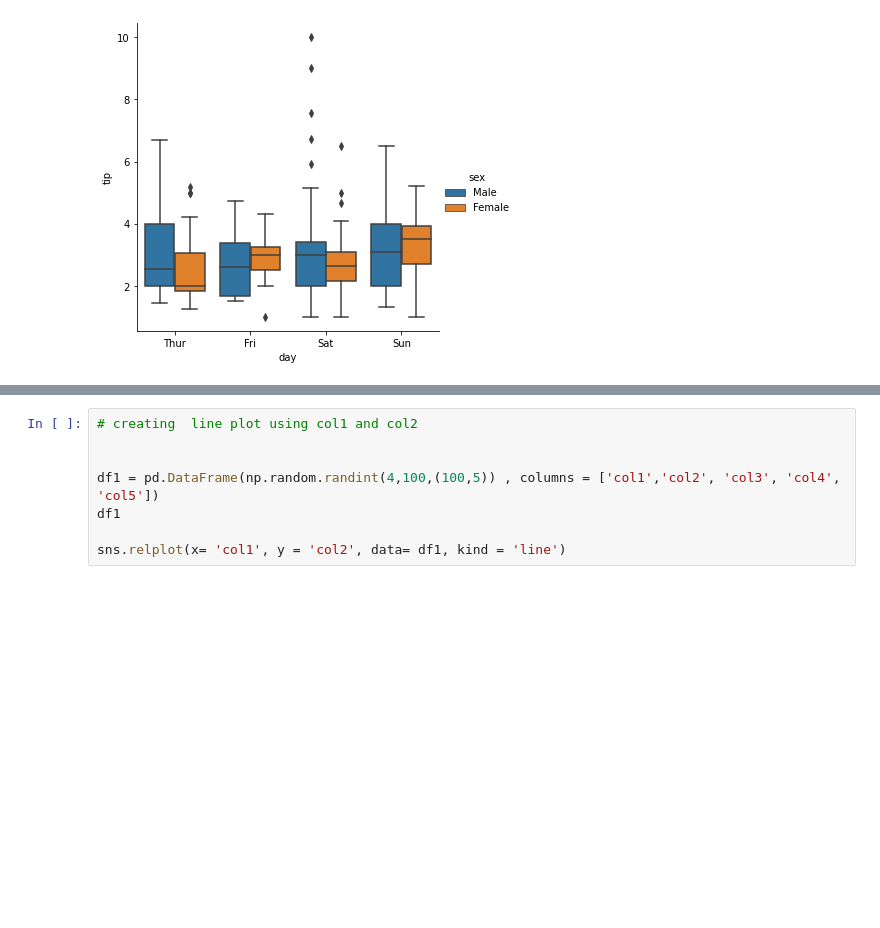
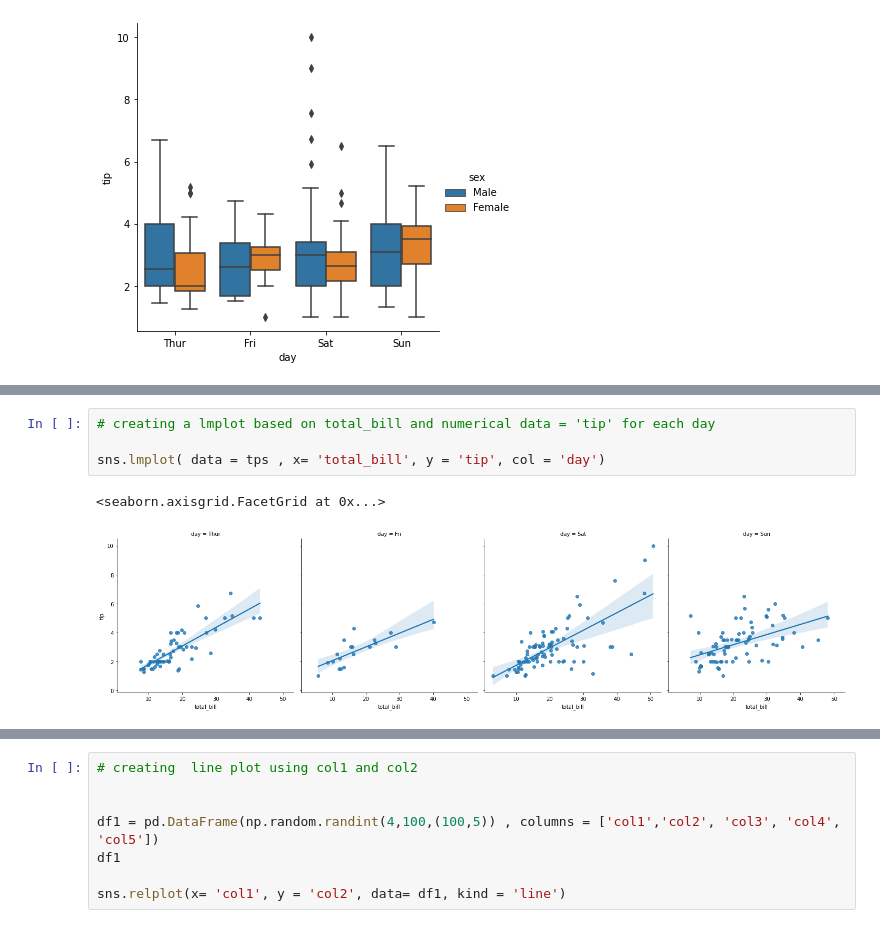
Before and after one commit to ravi0dubey/DataVisualization, a Jupyter notebook: Seaborn.ipynb, the cells around one changed output, grey strips where cells are left out. Cells and saved outputs as stored; diff of their text form; blank space fills up the shorter version.

```diff
--- a/Seaborn.ipynb
+++ b/Seaborn.ipynb
@@ -101,0 +124,7 @@ sns.catplot( data = tps , x= 'day', y = 'tip', kind = 'box', hue = 'sex')
+# %%
+# creating a lmplot based on total_bill and numerical data = 'tip' for each day
+
+sns.lmplot( data = tps , x= 'total_bill', y = 'tip', col = 'day')
+# %% [output]
+<seaborn.axisgrid.FacetGrid at 0x...>
+[figure, added]
```
Also changed, not shown: parts of 7 cells of this notebook.
